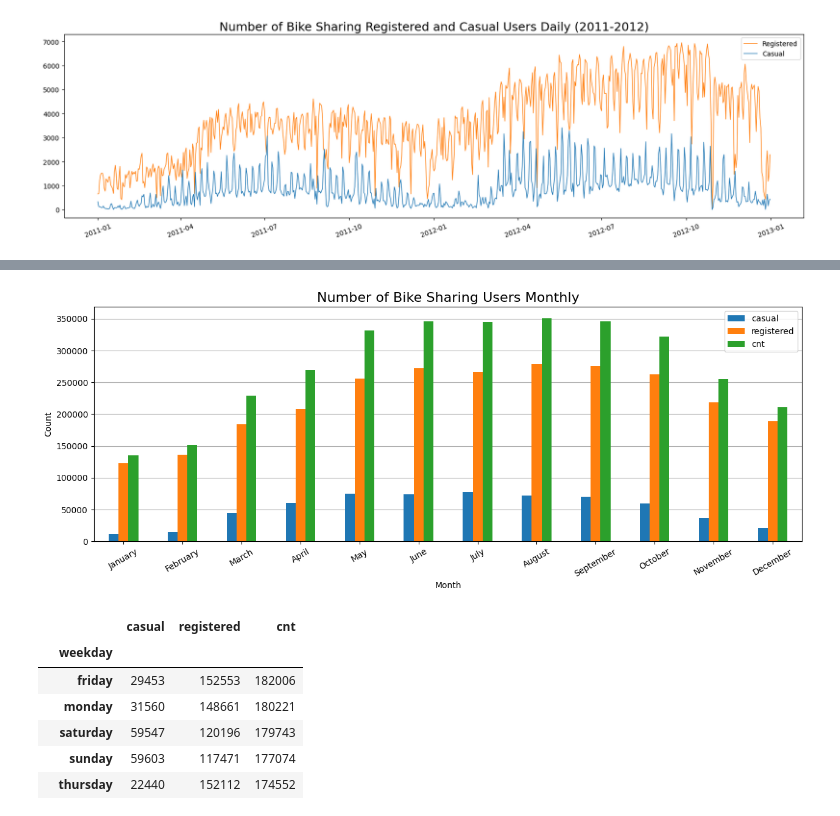
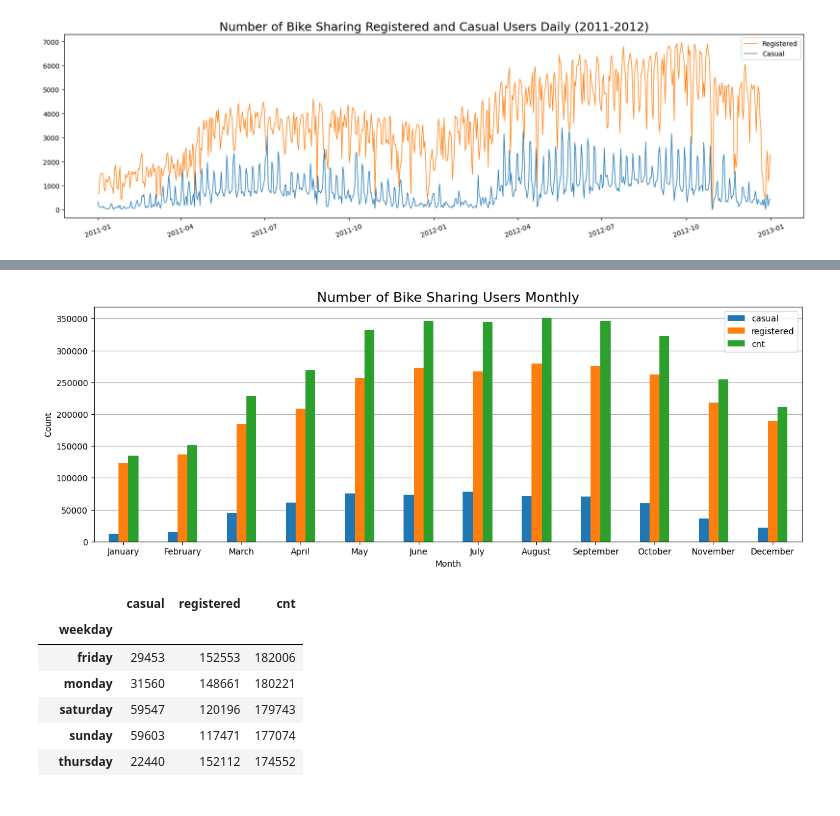
Before and after one commit to rhinzz/bike-sharing-dashboard, a Jupyter notebook: notebook.ipynb, the cells around one changed output, grey strips where cells are left out. Saved outputs shown, nothing was run; the diff lists cells and outputs as text; code cells hidden in the pictures.

```diff
--- a/notebook.ipynb
+++ b/notebook.ipynb
@@ -558,17 +606,3 @@ all_df.loc[all_df["yr"] == 1, "yr"] = 2012
-# %%
-name = {
-    1: "winter", 2: "spring", 3: "summer", 4: "fall"
-}
-all_df["season"] = all_df["season"].map(name)
-# %%
-day = {
-    0: "sunday", 1: "monday", 2: "tuesday", 3: "wednesday", 4: "thursday", 5: "friday", 6: "saturday"
-}
-all_df["weekday"] = all_df["weekday"].map(day)
-# %%
-yes_or_no = {0 : "no", 1 : "yes"}
-all_df["workingday"] = all_df["workingday"].map(yes_or_no)
-all_df["holiday"] = all_df["holiday"].map(yes_or_no)
 # %%
 all_df.head()
 # %% [output]
@@ -782,6 +836,2 @@ plt.show()
 # %%
-month = {
-    1: "January", 2: "February", 3: "March", 4: "April",
-    5: "May", 6: "June", 7: "July", 8: "August",
-    9: "September", 10: "October", 11: "November", 12: "December"
-}
+month = ["January", "February", "March", "April", "May", "June", "July", "August", "September", "October", "November", "December"]
@@ -812,20 +838,24 @@ monthly_users_df
 # %%
 fig, ax = plt.subplots(figsize=(15, 5))
 index = np.arange(12)
 
-monthly_users_df.plot(kind='bar', ax = ax)
+all_df.groupby("mnth").agg({
+    "casual": "sum",
+    "registered": "sum",
+    "cnt": "sum"
+}).reindex(month).plot(kind='bar', ax = ax)
 
 ax.set_axisbelow(True)
 ax.grid(axis='y')
 
 plt.xlabel('Month')
 plt.ylabel('Count')
 plt.title('Number of Bike Sharing Users Monthly', fontsize= 16)
-plt.xticks(index, monthly_users_df["mnth"], fontsize=10, rotation=30)
+plt.xticks(index, fontsize=10, rotation=0)
 plt.legend()
 plt.show()
 # %% [output]
-[figure, old version]
+[figure, new version]
 # %%
 all_df[all_df['yr'] == 2011].groupby(by=['weekday']).agg({
     "casual": "sum",
```
Also changed, not shown: parts of 35 cells of this notebook.
